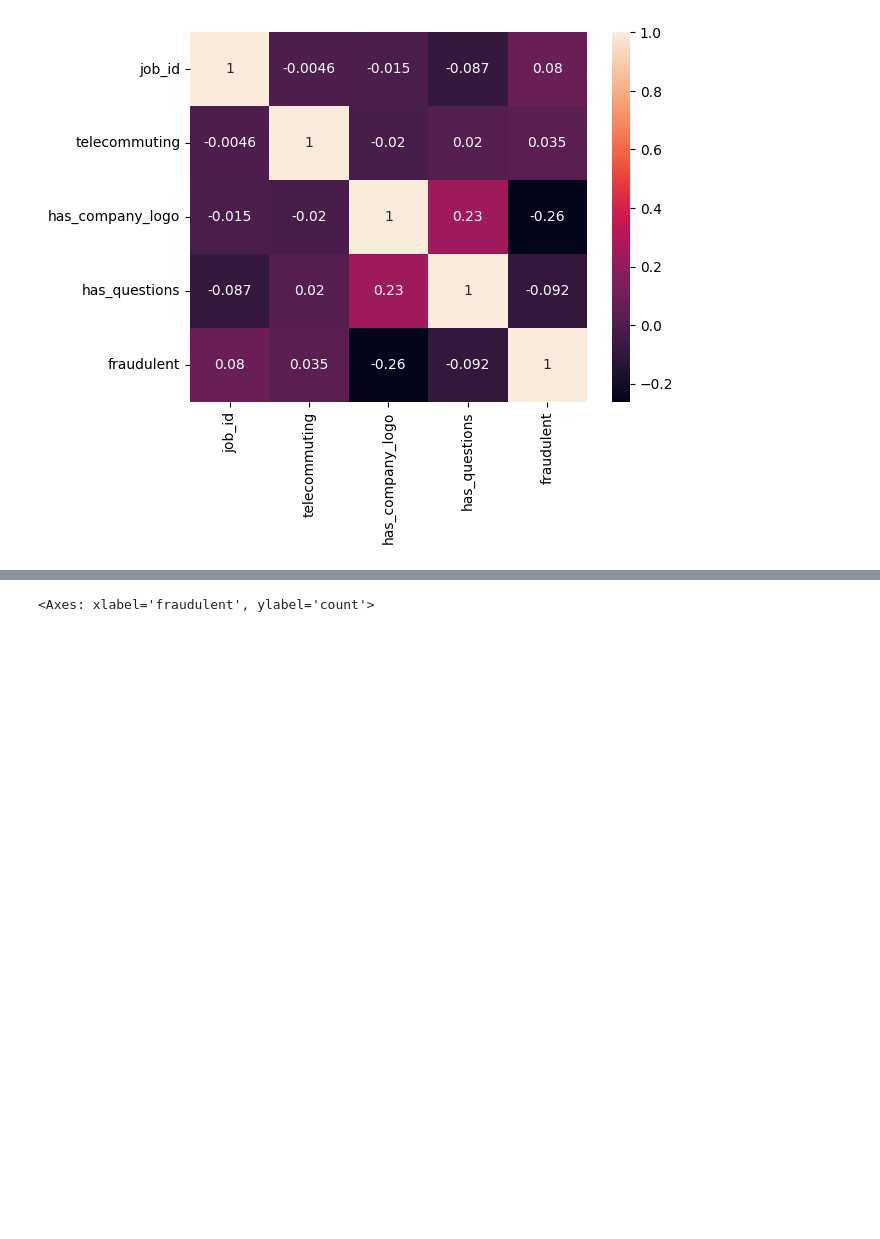
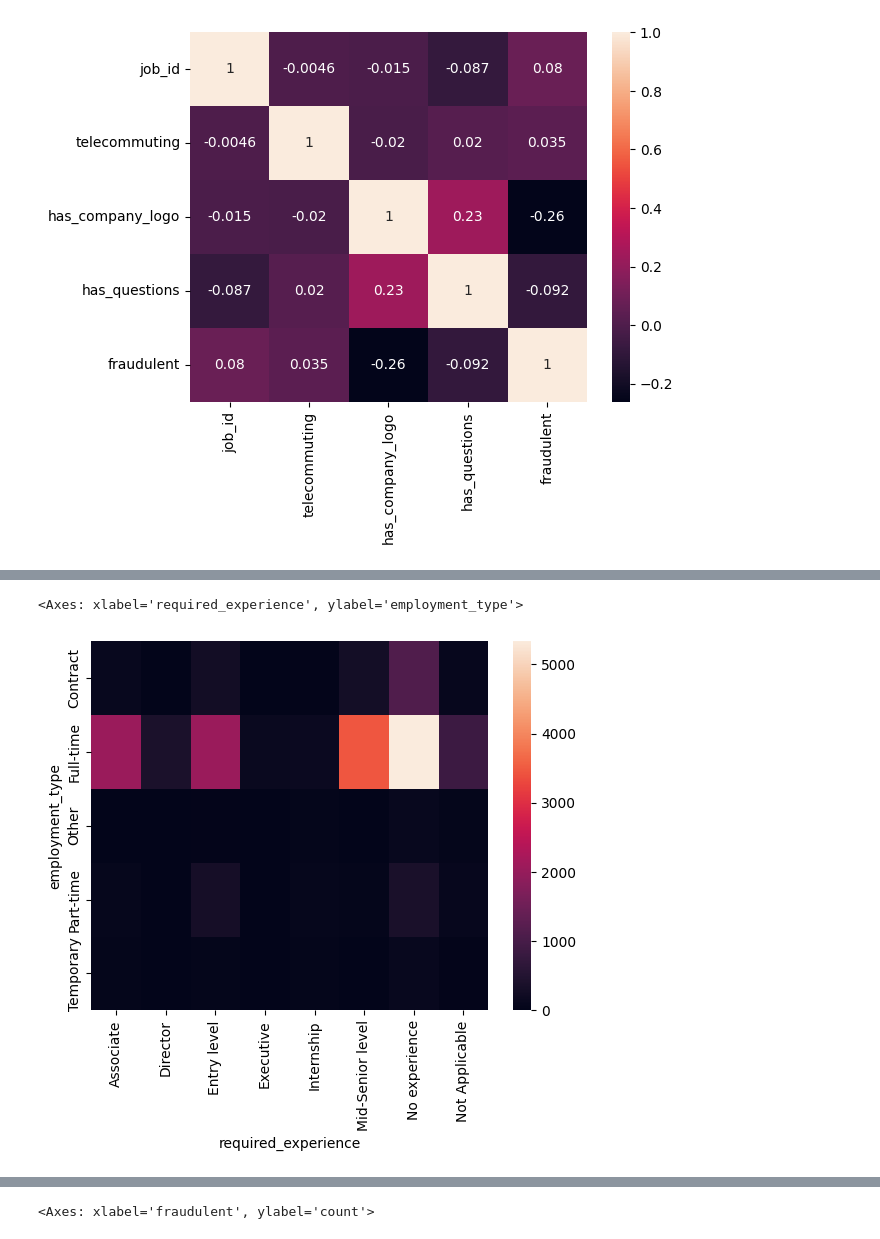
Before and after one commit to akxiit/Job-Scam-Detection, a Jupyter notebook: notebook/EDA.ipynb, the cells around one changed output, grey strips where cells are left out. Saved outputs shown, nothing was run; the diff lists cells and outputs as text; code cells hidden in the pictures; blank space fills up the shorter version.

```diff
--- a/notebook/EDA.ipynb
+++ b/notebook/EDA.ipynb
@@ -346,0 +354,5 @@ sns.heatmap(df[numerical].corr(), annot=True)
+# %%
+sns.heatmap(pd.crosstab(df['employment_type'], df['required_experience']))
+# %% [output]
+<Axes: xlabel='required_experience', ylabel='employment_type'>
+[figure, added]
```
Also changed, not shown: parts of 22 cells of this notebook.
